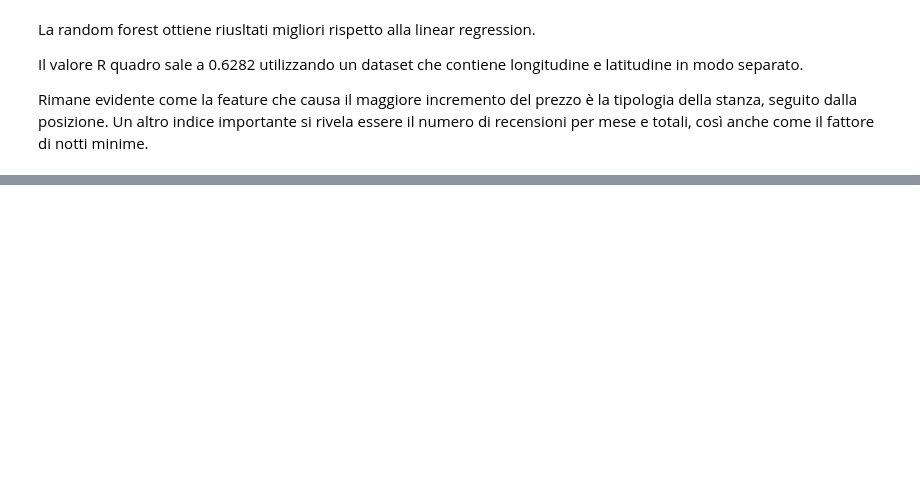
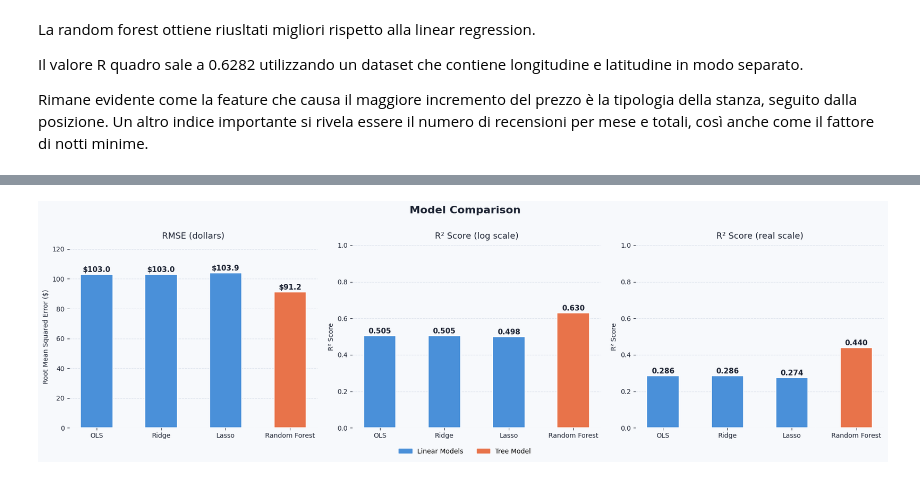
Before and after one commit to Stefano-Chiari/AppliedStatisticsProject, a Jupyter notebook: Notebooks/TestMainRegression.ipynb, the cells around one changed output, grey strips where cells are left out. Cells and saved outputs as stored; diff of their text form; code cells hidden in the pictures; blank space fills up the shorter version.

Commit message:
slides material

```diff
--- a/Notebooks/TestMainRegression.ipynb
+++ b/Notebooks/TestMainRegression.ipynb
@@ -261,0 +296,90 @@ Calcolo della Validation Curve in corso...
+# %%
+# ============================================================
+# CELLA 1 — Model Comparison (RMSE & R²)
+# ============================================================
+import matplotlib.pyplot as plt
+import matplotlib.patches as mpatches
+import numpy as np
+
+# --- Inserisci qui i tuoi valori reali ---
+models    = ['OLS', 'Ridge', 'Lasso', 'Random Forest']
+rmse      = [103.02, 103.02, 103.89, 91.20]   # in dollari
+r2_log    = [0.505,  0.505,  0.498,  0.630]   # R² su scala log (confrontabile con letteratura)
+r2_dollars  = [0.286, 0.286, 0.274, 0.440]
+
+PALETTE = {
+    'linear': '#4A90D9',
+    'tree':   '#E8734A',
+    'bg':     '#F7F9FC',
+    'grid':   '#DDE3EC',
+    'text':   '#1C2333',
+}
+bar_colors = [PALETTE['linear'], PALETTE['linear'], PALETTE['linear'], PALETTE['tree']]
+
+fig, axes = plt.subplots(1, 3, figsize=(18, 5), facecolor=PALETTE['bg'])
+fig.suptitle('Model Comparison', fontsize=16, fontweight='bold',
+             color=PALETTE['text'], y=1.01)
+
+# — RMSE —
+ax1 = axes[0]
+ax1.set_facecolor(PALETTE['bg'])
+bars = ax1.bar(models, rmse, color=bar_colors, width=0.5, zorder=3, edgecolor='white', linewidth=1.2)
+for bar, val in zip(bars, rmse):
+    ax1.text(bar.get_x() + bar.get_width()/2, bar.get_height() + 0.8,
+             f'${val:.1f}', ha='center', va='bottom', fontsize=11,
+             fontweight='bold', color=PALETTE['text'])
+ax1.set_title('RMSE (dollars)', fontsize=13, color=PALETTE['text'], pad=10)
+ax1.set_ylabel('Root Mean Squared Error ($)', fontsize=10, color=PALETTE['text'])
+ax1.set_ylim(0, max(rmse) * 1.18)
+ax1.yaxis.grid(True, color=PALETTE['grid'], linestyle='--', linewidth=0.8, zorder=0)
+ax1.set_axisbelow(True)
+ax1.spines[['top','right','left','bottom']].set_visible(False)
+ax1.tick_params(colors=PALETTE['text'])
+
+# — R² log —
+ax2 = axes[1]
+ax2.set_facecolor(PALETTE['bg'])
+bars2 = ax2.bar(models, r2_log, color=bar_colors, width=0.5, zorder=3, edgecolor='white', linewidth=1.2)
+for bar, val in zip(bars2, r2_log):
+    ax2.text(bar.get_x() + bar.get_width()/2, bar.get_height() + 0.005,
+             f'{val:.3f}', ha='center', va='bottom', fontsize=11,
+             fontweight='bold', color=PALETTE['text'])
+ax2.set_title('R² Score (log scale)', fontsize=13, color=PALETTE['text'], pad=10)
+ax2.set_ylabel('R² Score', fontsize=10, color=PALETTE['text'])
+ax2.set_ylim(0, 1.0)
+ax2.axhline(1.0, color=PALETTE['grid'], linestyle='--', linewidth=0.8)
+ax2.yaxis.grid(True, color=PALETTE['grid'], linestyle='--', linewidth=0.8, zorder=0)
+ax2.set_axisbelow(True)
+ax2.spines[['top','right','left','bottom']].set_visible(False)
+ax2.tick_params(colors=PALETTE['text'])
+
+# — R² real—
+ax3 = axes[2]
+ax3.set_facecolor(PALETTE['bg'])
+bars3 = ax3.bar(models, r2_dollars, color=bar_colors, width=0.5, zorder=3, edgecolor='white', linewidth=1.2)
+for bar, val in zip(bars3, r2_dollars):
+    ax3.text(bar.get_x() + bar.get_width()/2, bar.get_height() + 0.005,
+             f'{val:.3f}', ha='center', va='bottom', fontsize=11,
+             fontweight='bold', color=PALETTE['text'])
+ax3.set_title('R² Score (real scale)', fontsize=13, color=PALETTE['text'], pad=10)
+ax3.set_ylabel('R² Score', fontsize=10, color=PALETTE['text'])
+ax3.set_ylim(0, 1.0)
+ax3.axhline(1.0, color=PALETTE['grid'], linestyle='--', linewidth=0.8)
+ax3.yaxis.grid(True, color=PALETTE['grid'], linestyle='--', linewidth=0.8, zorder=0)
+ax3.set_axisbelow(True)
+ax3.spines[['top','right','left','bottom']].set_visible(False)
+ax3.tick_params(colors=PALETTE['text'])
+
+# Legenda
+patch_l = mpatches.Patch(color=PALETTE['linear'], label='Linear Models')
+patch_t = mpatches.Patch(color=PALETTE['tree'],   label='Tree Model')
+fig.legend(handles=[patch_l, patch_t], loc='lower center', ncol=2,
+           frameon=False, fontsize=10, bbox_to_anchor=(0.5, -0.06))
+
+plt.tight_layout()
+plt.savefig('slide_model_comparison.png', dpi=180, bbox_inches='tight',
+            facecolor=PALETTE['bg'])
+plt.show()
+print("Salvato: slide_model_comparison.png")
+# %% [output]
+[figure, added]
```
Also changed, not shown: parts of 10 cells of this notebook, 8 other files.
